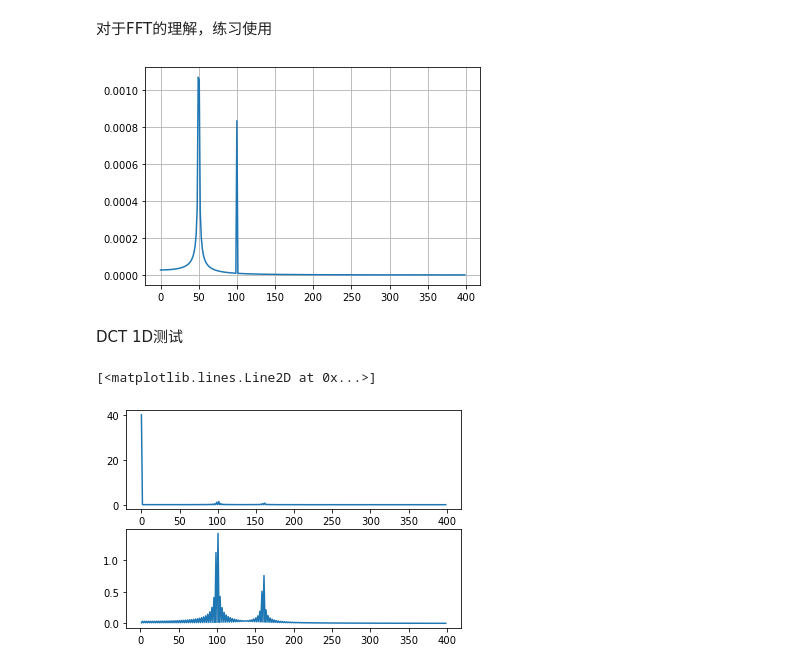
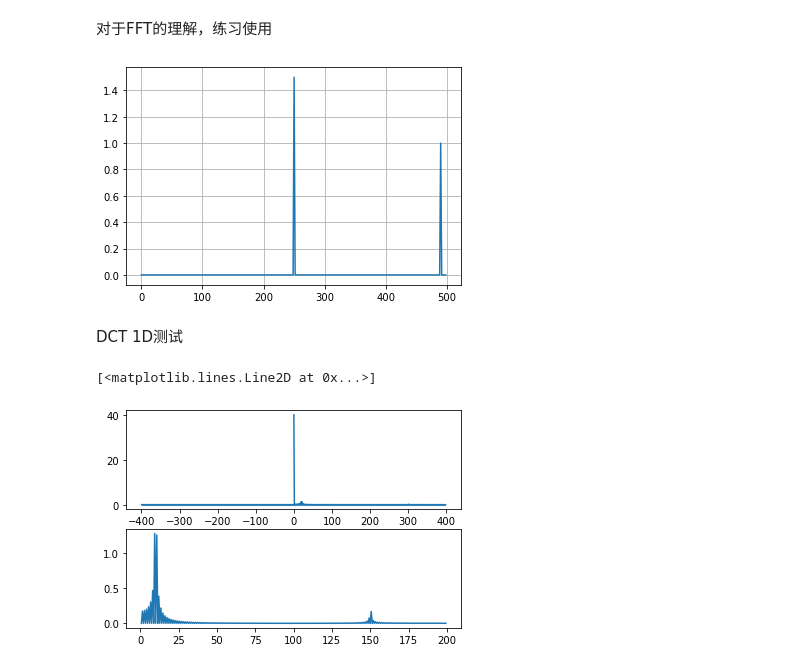
Before and after one commit to dozerlcl/MPAS_case_study, a Jupyter notebook: 92-25km_vr_rcm_postprocess/visualization/spectral/2d_dct/fft_test.ipynb, the cells around one changed output. Cells and saved outputs as stored; diff of their text form; code cells hidden in the pictures.

```diff
--- a/92-25km_vr_rcm_postprocess/visualization/spectral/2d_dct/fft_test.ipynb
+++ b/92-25km_vr_rcm_postprocess/visualization/spectral/2d_dct/fft_test.ipynb
@@ -3,42 +3,43 @@
 # %%
 import numpy as np
 from scipy.fft import fft, fftfreq, ifft
 # Number of sample points
 N = 600
 # sample spacing
-T = 1.0 / 800.0
+T = 1.0 / 1000.0
+# T = 1.0
 x = np.linspace(0.0, N*T, N, endpoint=False)
-y = np.sin(50.0 * 2.0*np.pi*x) + 0.5*np.sin(100.0 * 2.0*np.pi*x)
-yf = ifft(y)
+y = 1. * np.sin(490.0 * 2.0*np.pi*x) + 1.5*np.sin(250.0 * 2.0*np.pi*x)
+yf = fft(y)
 xf = fftfreq(N, T)[:N//2]
 # xf = fftfreq(N, T)
 import matplotlib.pyplot as plt
-plt.plot(xf, 2.0/N * np.abs(yf[0:N//2])) # 使用一半
+plt.plot(xf, 2./N * np.abs(yf[0:N//2])) # 使用一半
 # plt.plot(xf, 2.0/N * np.abs(yf))
 plt.grid()
 plt.show()
 # %% [output]
-[figure, old version]
+[figure, new version]
 # %% [markdown]
 DCT 1D测试
 # %%
 import numpy as np
 import matplotlib.pyplot as plt
-import scipy.fftpack
+from scipy.fftpack import *
 
 # Number of samplepoints
 N = 600
 # sample spacing
 T = 1.0 / 800.0
 x = np.linspace(0.0, N*T, N)
-y = 10 + np.sin(50.0 * 2.0*np.pi*x) + 0.5*np.sin(80.0 * 2.0*np.pi*x)
+y = 10 + np.sin(10.0 * 2.0*np.pi*x) + 0.1*np.sin(150.0 * 2.0*np.pi*x)
 yf = dct(y)
-# xf = np.linspace(0.0, 1.0/(2.0*T), int(N/2))
+# xf = np.linspace(0.0, 1.0/(2.0*T), N//2)
 xf = fftfreq(N, T)[:N//2]
 plt.subplot(2, 1, 1)
-plt.plot(xf, 2.0/N * np.abs(yf[0:int(N/2)]))
+plt.plot(fftfreq(N, T), 2.0/N * np.abs(yf[:]))
 plt.subplot(2, 1, 2)
-plt.plot(xf[1:], 2.0/N * np.abs(yf[0:int(N/2)])[1:])
+plt.plot(xf[1:] / 2, 2.0/N * np.abs(yf[0:N//2])[1:])
 # %% [output]
 [<matplotlib.lines.Line2D at 0x...>]
-[figure, old version]
+[figure, new version]
```
Also changed, not shown: parts of 4 cells of this notebook, 6 other files.
